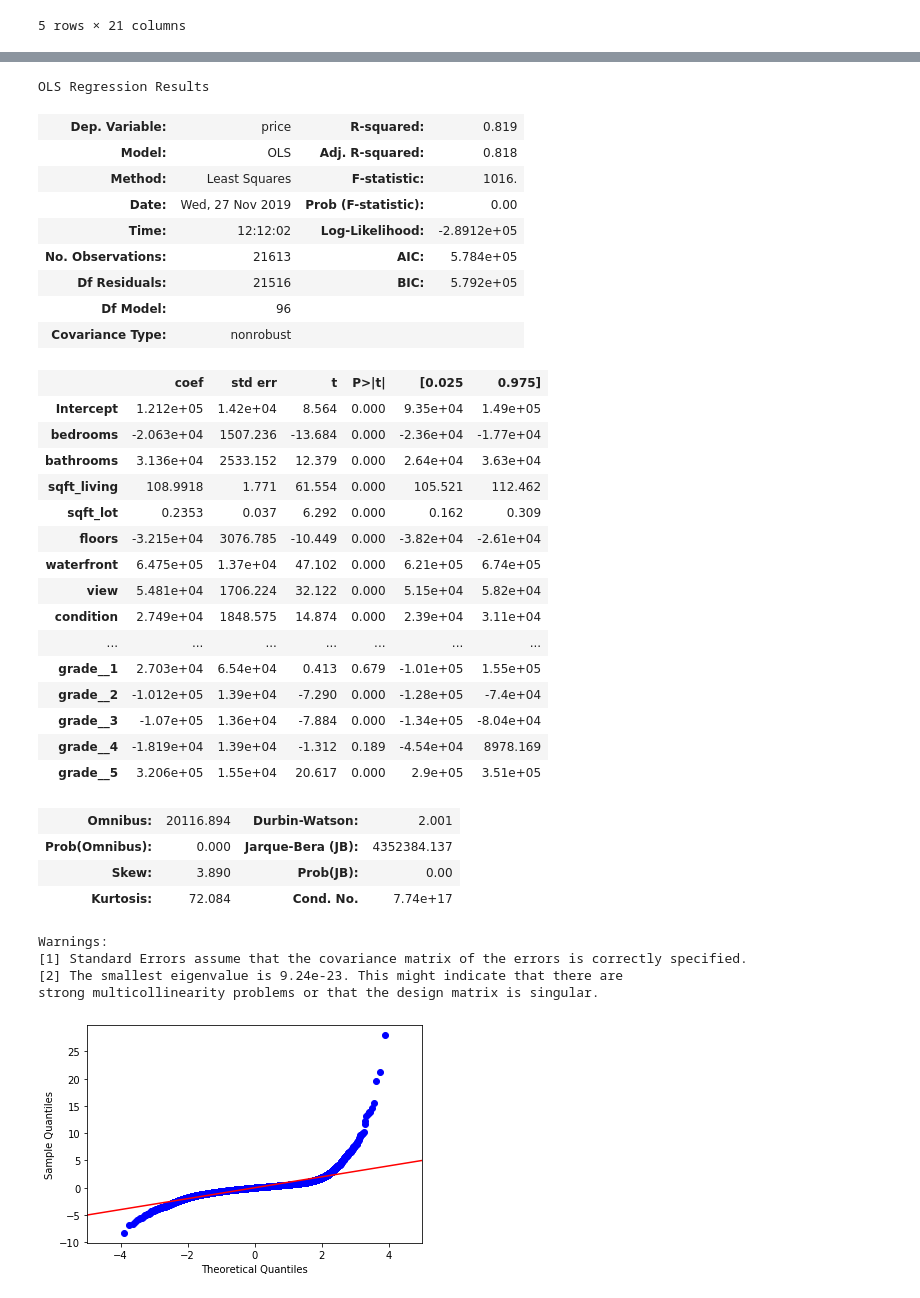
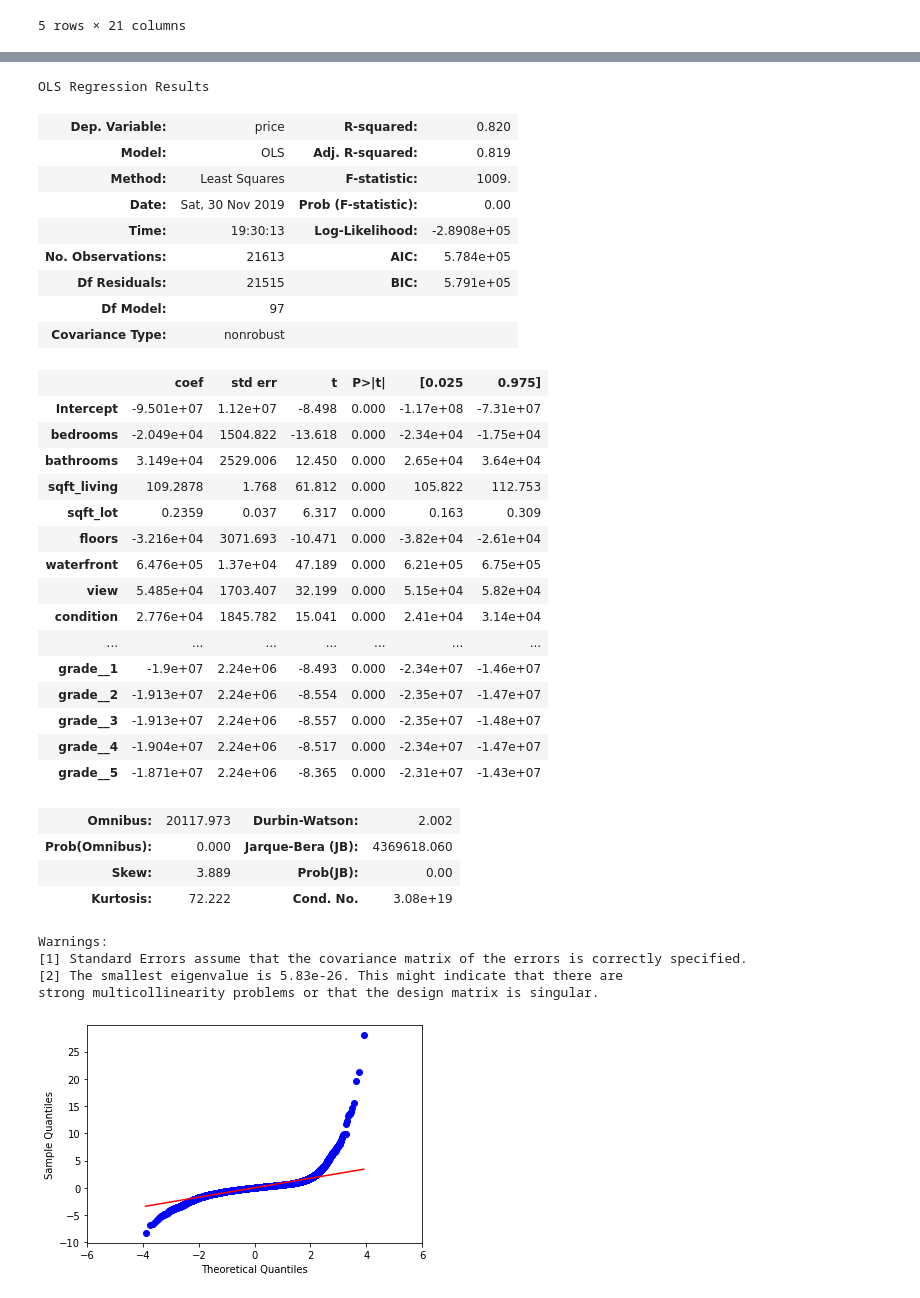
Before and after one commit to toprakmehmet/kc_housing_price, a Jupyter notebook: kc_house_data_project.ipynb, the cells around one changed output, grey strips where cells are left out. Saved outputs shown, nothing was run; the diff lists cells and outputs as text; code cells hidden in the pictures.

```diff
--- a/kc_house_data_project.ipynb
+++ b/kc_house_data_project.ipynb
@@ -27,6 +25,14 @@ df['age'] = [2015-i for i in df.yr_built]
 # Switch to datetime
 df.date = [i[:8] for i in df.date]
 df.date = pd.to_datetime(df.date)
+
+# create year and month columns to predict feature price
+df['year'] = [i.year for i in df.date]
+df['date'] = [i.month for i in df.date]
+
+
+# transform the grade in 5 category
+df['grade'] = [1 if x <4 else 2 if x>3 and x<7 else 3 if x>6 and x<9 else 4 if x>8 and x<11 else 5  for x in df.grade]
 # %%
 # drop the unnecessary columns
 df = df.drop(['id', 'lat', 'long', 'yr_built', 'yr_renovated'], axis = 1)
@@ -118,9 +114,3 @@ df.corr()
-# %%
-#figure out effect of month on price
-df.date = [i.month for i in df.date]
-
-# transform the grade in 5 category
-df['grade'] = [1 if x <4 else 2 if x>3 and x<7 else 3 if x>6 and x<9 else 4 if x>8 and x<11 else 5  for x in df.grade]
 # %%
 # switch zipcode, date and grade  columns to dummies variables
 df_dummies = pd.get_dummies(df, prefix = ['zipcode_', 'date_', 'grade_'], columns = ['zipcode', 'date', 'grade'])
@@ -193,46 +183,46 @@ model = ols(formula= formula, data=df_dummies).fit()
 model.summary()
 # %% [output]
 OLS Regression Results
-| Dep. Variable: | price | R-squared: | 0.819 |
-| Model: | OLS | Adj. R-squared: | 0.818 |
-| Method: | Least Squares | F-statistic: | 1016. |
-| Date: | Wed, 27 Nov 2019 | Prob (F-statistic): | 0.00 |
-| Time: | 12:12:02 | Log-Likelihood: | -2.8912e+05 |
+| Dep. Variable: | price | R-squared: | 0.820 |
+| Model: | OLS | Adj. R-squared: | 0.819 |
+| Method: | Least Squares | F-statistic: | 1009. |
+| Date: | Sat, 30 Nov 2019 | Prob (F-statistic): | 0.00 |
+| Time: | 19:30:13 | Log-Likelihood: | -2.8908e+05 |
 | No. Observations: | 21613 | AIC: | 5.784e+05 |
-| Df Residuals: | 21516 | BIC: | 5.792e+05 |
-| Df Model: | 96 |  |  |
+| Df Residuals: | 21515 | BIC: | 5.791e+05 |
+| Df Model: | 97 |  |  |
 | Covariance Type: | nonrobust |  |  |
 |  | coef | std err | t | P>|t| | [0.025 | 0.975] |
-| Intercept | 1.212e+05 | 1.42e+04 | 8.564 | 0.000 | 9.35e+04 | 1.49e+05 |
-| bedrooms | -2.063e+04 | 1507.236 | -13.684 | 0.000 | -2.36e+04 | -1.77e+04 |
-| bathrooms | 3.136e+04 | 2533.152 | 12.379 | 0.000 | 2.64e+04 | 3.63e+04 |
-| sqft_living | 108.9918 | 1.771 | 61.554 | 0.000 | 105.521 | 112.462 |
-| sqft_lot | 0.2353 | 0.037 | 6.292 | 0.000 | 0.162 | 0.309 |
-| floors | -3.215e+04 | 3076.785 | -10.449 | 0.000 | -3.82e+04 | -2.61e+04 |
-| waterfront | 6.475e+05 | 1.37e+04 | 47.102 | 0.000 | 6.21e+05 | 6.74e+05 |
-| view | 5.481e+04 | 1706.224 | 32.122 | 0.000 | 5.15e+04 | 5.82e+04 |
-| condition | 2.749e+04 | 1848.575 | 14.874 | 0.000 | 2.39e+04 | 3.11e+04 |
+| Intercept | -9.501e+07 | 1.12e+07 | -8.498 | 0.000 | -1.17e+08 | -7.31e+07 |
+| bedrooms | -2.049e+04 | 1504.822 | -13.618 | 0.000 | -2.34e+04 | -1.75e+04 |
+| bathrooms | 3.149e+04 | 2529.006 | 12.450 | 0.000 | 2.65e+04 | 3.64e+04 |
+| sqft_living | 109.2878 | 1.768 | 61.812 | 0.000 | 105.822 | 112.753 |
+| sqft_lot | 0.2359 | 0.037 | 6.317 | 0.000 | 0.163 | 0.309 |
+| floors | -3.216e+04 | 3071.693 | -10.471 | 0.000 | -3.82e+04 | -2.61e+04 |
+| waterfront | 6.476e+05 | 1.37e+04 | 47.189 | 0.000 | 6.21e+05 | 6.75e+05 |
+| view | 5.485e+04 | 1703.407 | 32.199 | 0.000 | 5.15e+04 | 5.82e+04 |
+| condition | 2.776e+04 | 1845.782 | 15.041 | 0.000 | 2.41e+04 | 3.14e+04 |
 | ... | ... | ... | ... | ... | ... | ... |
-| grade__1 | 2.703e+04 | 6.54e+04 | 0.413 | 0.679 | -1.01e+05 | 1.55e+05 |
-| grade__2 | -1.012e+05 | 1.39e+04 | -7.290 | 0.000 | -1.28e+05 | -7.4e+04 |
-| grade__3 | -1.07e+05 | 1.36e+04 | -7.884 | 0.000 | -1.34e+05 | -8.04e+04 |
-| grade__4 | -1.819e+04 | 1.39e+04 | -1.312 | 0.189 | -4.54e+04 | 8978.169 |
-| grade__5 | 3.206e+05 | 1.55e+04 | 20.617 | 0.000 | 2.9e+05 | 3.51e+05 |
+| grade__1 | -1.9e+07 | 2.24e+06 | -8.493 | 0.000 | -2.34e+07 | -1.46e+07 |
+| grade__2 | -1.913e+07 | 2.24e+06 | -8.554 | 0.000 | -2.35e+07 | -1.47e+07 |
+| grade__3 | -1.913e+07 | 2.24e+06 | -8.557 | 0.000 | -2.35e+07 | -1.48e+07 |
+| grade__4 | -1.904e+07 | 2.24e+06 | -8.517 | 0.000 | -2.34e+07 | -1.47e+07 |
+| grade__5 | -1.871e+07 | 2.24e+06 | -8.365 | 0.000 | -2.31e+07 | -1.43e+07 |
-| Omnibus: | 20116.894 | Durbin-Watson: | 2.001 |
-| Prob(Omnibus): | 0.000 | Jarque-Bera (JB): | 4352384.137 |
-| Skew: | 3.890 | Prob(JB): | 0.00 |
-| Kurtosis: | 72.084 | Cond. No. | 7.74e+17 |
+| Omnibus: | 20117.973 | Durbin-Watson: | 2.002 |
+| Prob(Omnibus): | 0.000 | Jarque-Bera (JB): | 4369618.060 |
+| Skew: | 3.889 | Prob(JB): | 0.00 |
+| Kurtosis: | 72.222 | Cond. No. | 3.08e+19 |
 Warnings:
 [1] Standard Errors assume that the covariance matrix of the errors is correctly specified.
-[2] The smallest eigenvalue is 9.24e-23. This might indicate that there are
+[2] The smallest eigenvalue is 5.83e-26. This might indicate that there are
 strong multicollinearity problems or that the design matrix is singular.
 # %%
 import scipy.stats as stats
 residuals = model.resid
-fig = sm.graphics.qqplot(residuals, dist=stats.norm, line='45', fit=True)
-plt.xlim((-5,5))
+fig = sm.graphics.qqplot(residuals, dist=stats.norm, line='r', fit=True)
+plt.xlim((-6,6))
 # plt.ylim((-6,6))
 
 fig.show()
 # %% [output]
-[figure, old version]
+[figure, new version]
```
Also changed, not shown: parts of 11 cells of this notebook.
